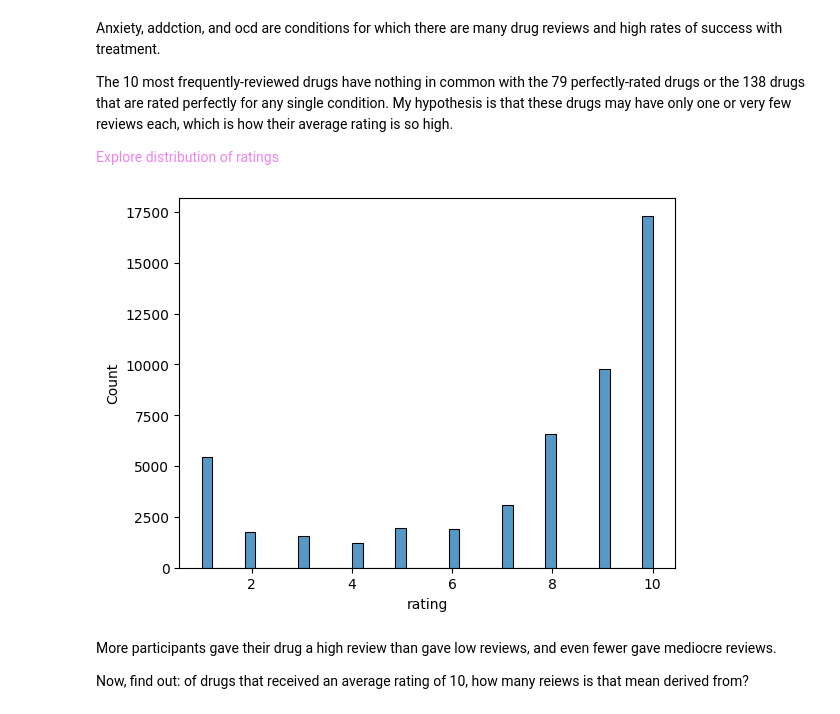
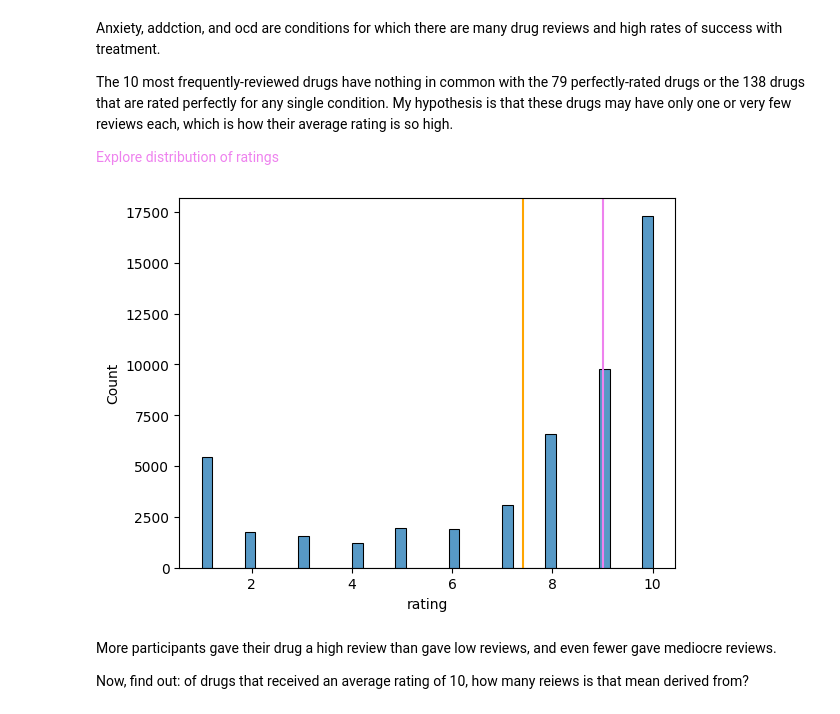
Before and after one commit to fractaldatalearning/psychedelic_efficacy, a Jupyter notebook: notebooks/2-kl-studies-eda.ipynb, the cells around one changed output. Cells and saved outputs as stored; diff of their text form; code cells hidden in the pictures.

```diff
--- a/notebooks/2-kl-studies-eda.ipynb
+++ b/notebooks/2-kl-studies-eda.ipynb
@@ -214,9 +214,11 @@ The 10 most frequently-reviewed drugs have nothing in common with the 79 perfect
 <font color='violet'> Explore distribution of ratings
 # %%
 sns.histplot(df.rating)
+plt.axvline(df.rating.mean(), color='orange')
+plt.axvline(df.rating.median(), color='violet')
 plt.show()
 # %% [output]
-[figure, old version]
+[figure, new version]
 # %% [markdown]
 More participants gave their drug a high review than gave low reviews, and even fewer gave mediocre reviews.
 
```
Also changed, not shown: parts of 19 cells of this notebook, 2 other files.
